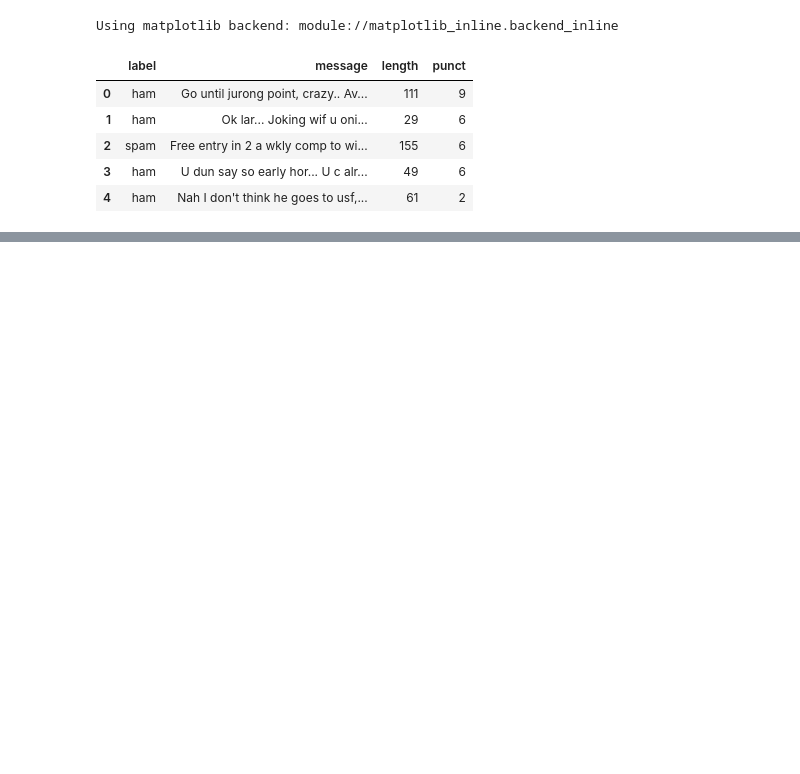
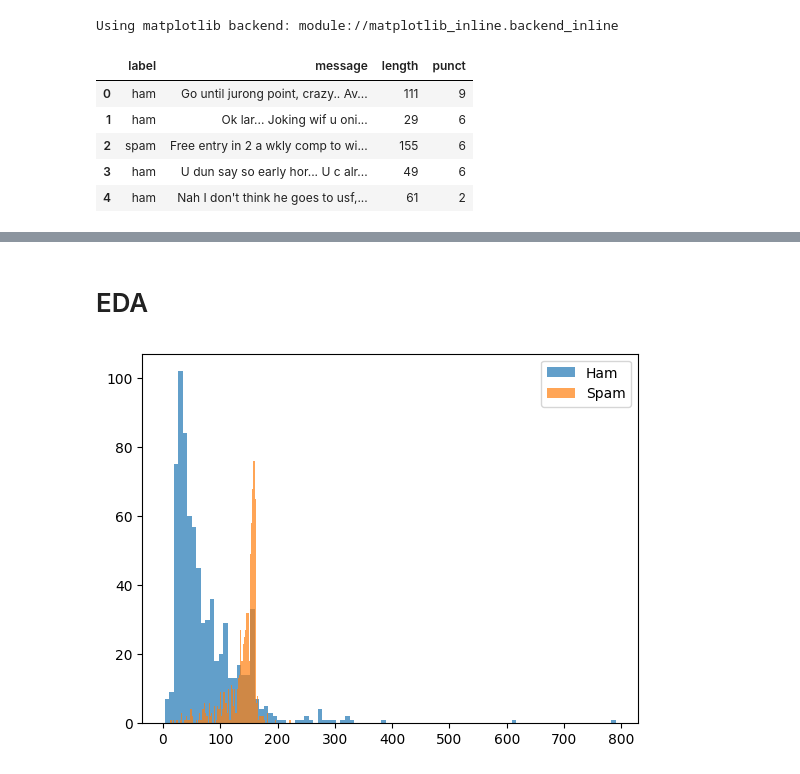
Before and after one commit to Hello-Mitra/Spam-Text-Classification, a Jupyter notebook: notebooks/spam_classifier.ipynb, the cells around one changed output, grey strips where cells are left out. Saved outputs shown, nothing was run; the diff lists cells and outputs as text; code cells hidden in the pictures; blank space fills up the shorter version.

```diff
--- a/notebooks/spam_classifier.ipynb
+++ b/notebooks/spam_classifier.ipynb
@@ -26,0 +69,3 @@ df.head()
+# %%
+ham = df[df['label']=='ham']
+spam = df[df['label']=='spam']
@@ -26,0 +76,2 @@ df.head()
+# %%
+ham = ham.sample(spam.shape[0])
@@ -26,0 +116,9 @@ df.head()
+# %% [markdown]
+# EDA
+# %%
+plt.hist(ham['length'], bins=100, alpha=0.7, label='Ham')
+plt.hist(spam['length'], bins=100, alpha=0.7, label='Spam')
+plt.legend()
+plt.show()
+# %% [output]
+[figure, added]
```
Also changed, not shown: parts of 28 cells of this notebook.
